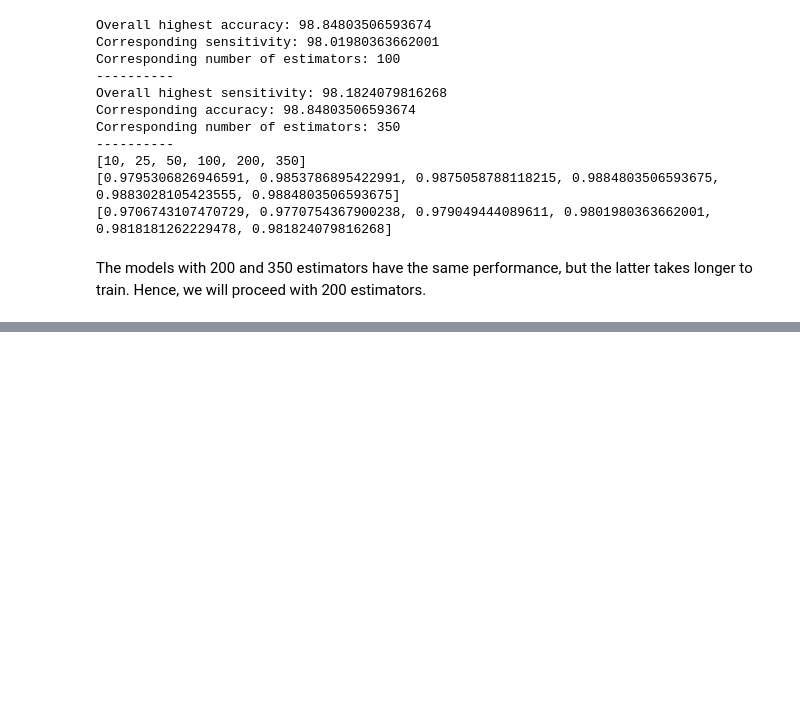
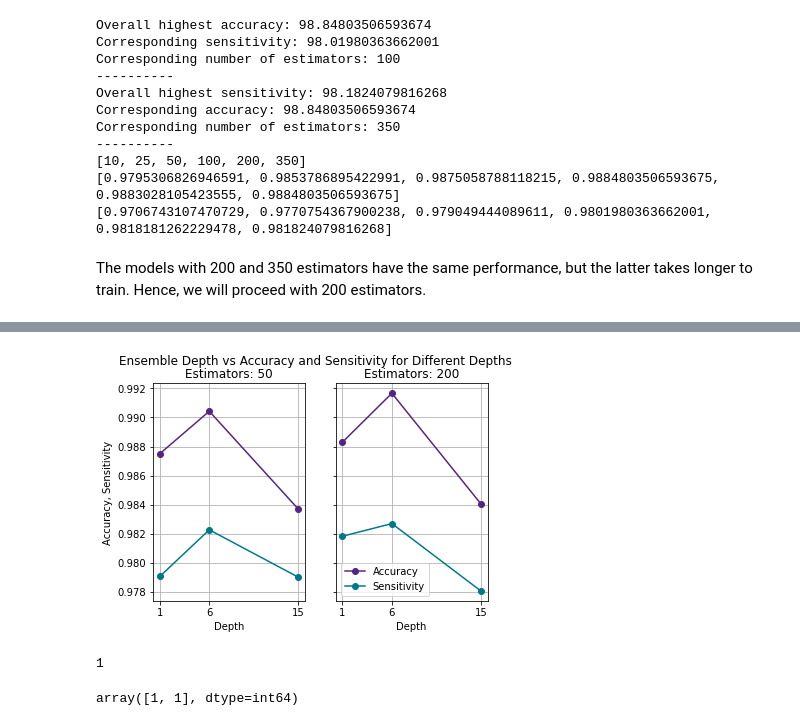
Before and after one commit to jerryadamsfranklin/brain-tumour-detection, a Jupyter notebook: adaBoost.ipynb, the cells around one changed output, grey strips where cells are left out. Drawn from its saved outputs; the diff is of its cells as text; code cells hidden in the pictures; blank space fills up the shorter version.

Commit message:
added AdaBoost model that changes dTree depth + number of estimators

```diff
--- a/adaBoost.ipynb
+++ b/adaBoost.ipynb
@@ -237,0 +305,24 @@ Previously, we saw that decision trees of depth 6 and 15 performed well. Hence,
+# %%
+fig, (ax1, ax2) = plt.subplots(1, 2, sharey = True)
+fig.suptitle('Ensemble Depth vs Accuracy and Sensitivity for Different Depths')
+
+ax1.plot(depths, acc_mean[0], color = '#552583', marker = 'o', label = 'Accuracy')
+ax1.plot(depths, recall_mean[0], color = '#00788c', marker = 'o', label = 'Sensitivity')
+ax1.grid()
+ax1.set_title('Estimators: {}'.format(n_estim[0]))
+ax1.set_xlabel('Depth')
+ax1.set_ylabel('Accuracy, Sensitivity')
+ax1.set_xticks(depths)
+ax2.plot(depths, acc_mean[1], color = '#552583', marker = 'o', label = 'Accuracy')
+ax2.plot(depths, recall_mean[1], color = '#00788c', marker = 'o', label = 'Sensitivity')
+ax2.grid()
+ax2.set_title('Estimators: {}'.format(n_estim[1]))
+ax2.set_xlabel('Depth')
+ax2.set_xticks(depths)
+plt.legend()
+# plt.tight_layout()
+plt.savefig(os.getcwd() + '/Graphs/adaBoost/adaBoostEstimatorsDepth')
+plt.show()
+plt.close()
+# %% [output]
+[figure, added]
@@ -237,0 +331,8 @@ Previously, we saw that decision trees of depth 6 and 15 performed well. Hence,
+# %%
+acc_scores[0].argmax()
+# %% [output]
+1
+# %%
+np.argmax(acc_scores, axis = 1)
+# %% [output]
+array([1, 1], dtype=int64)
```
Also changed, not shown: parts of 9 cells of this notebook, 1 other file.
